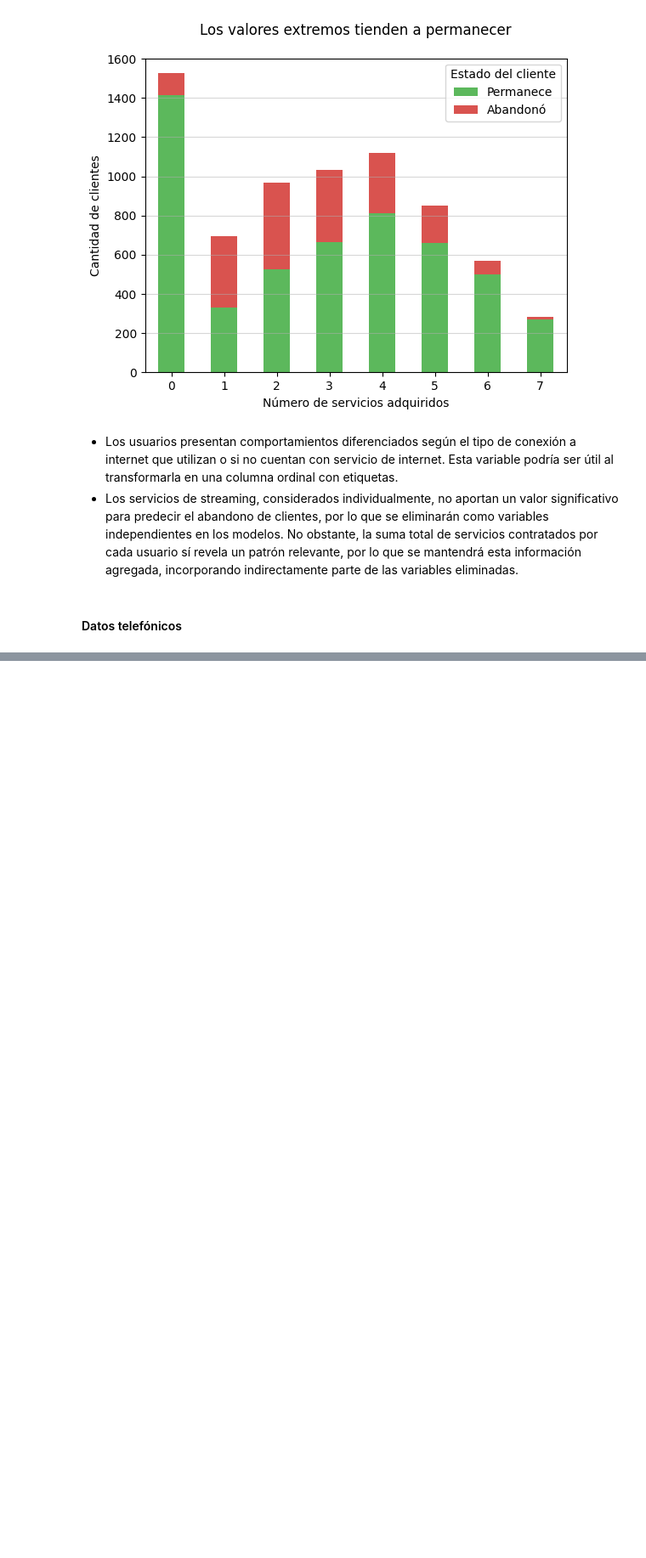
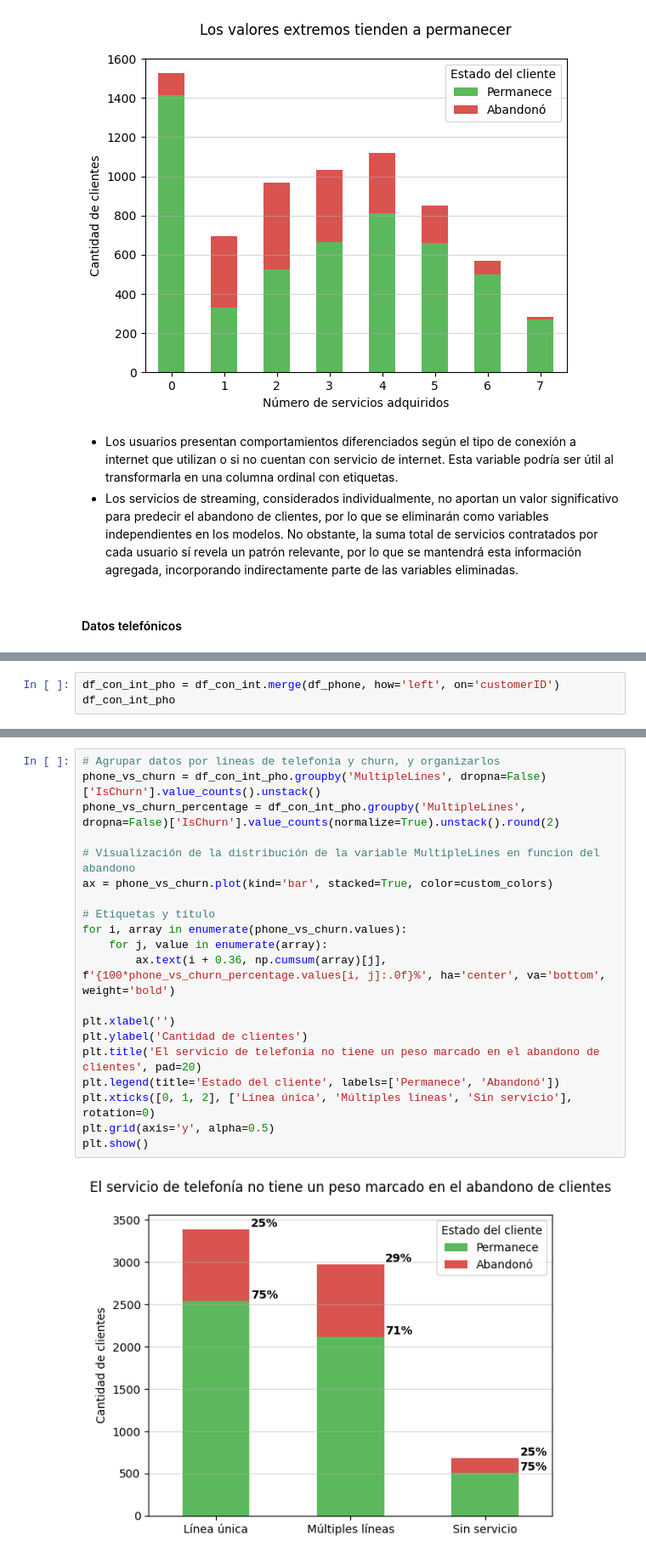
Before and after one commit to AndresCalvete-DataScientist/interconnect-customer-churn-prediction, a Jupyter notebook: notebooks/eda.ipynb, the cells around one changed output, grey strips where cells are left out. Shown at 85% size. Cells and saved outputs as stored; diff of their text form; blank space fills up the shorter version.

Commit message:
Analisis exploratorio de todos los datos completado

```diff
--- a/notebooks/eda.ipynb
+++ b/notebooks/eda.ipynb
@@ -918,0 +903,3 @@ df_phone
+# %%
+df_con_int_pho = df_con_int.merge(df_phone, how='left', on='customerID')
+df_con_int_pho
@@ -918,0 +920,22 @@ df_phone
+# %%
+# Agrupar datos por lineas de telefonia y churn, y organizarlos
+phone_vs_churn = df_con_int_pho.groupby('MultipleLines', dropna=False)['IsChurn'].value_counts().unstack()
+phone_vs_churn_percentage = df_con_int_pho.groupby('MultipleLines', dropna=False)['IsChurn'].value_counts(normalize=True).unstack().round(2)
+
+# Visualización de la distribución de la variable MultipleLines en funcion del abandono
+ax = phone_vs_churn.plot(kind='bar', stacked=True, color=custom_colors)
+
+# Etiquetas y título
+for i, array in enumerate(phone_vs_churn.values):
+    for j, value in enumerate(array):
+        ax.text(i + 0.36, np.cumsum(array)[j], f'{100*phone_vs_churn_percentage.values[i, j]:.0f}%', ha='center', va='bottom', weight='bold')
+
+plt.xlabel('')
+plt.ylabel('Cantidad de clientes')
+plt.title('El servicio de telefonía no tiene un peso marcado en el abandono de clientes', pad=20)
+plt.legend(title='Estado del cliente', labels=['Permanece', 'Abandonó'])
+plt.xticks([0, 1, 2], ['Línea única', 'Múltiples líneas', 'Sin servicio'], rotation=0)
+plt.grid(axis='y', alpha=0.5)
+plt.show()
+# %% [output]
+[figure, added]
```
Also changed, not shown: parts of 6 cells of this notebook.
